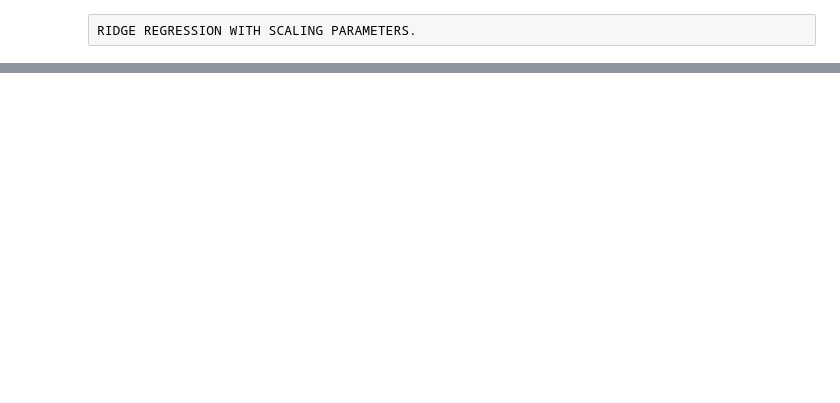
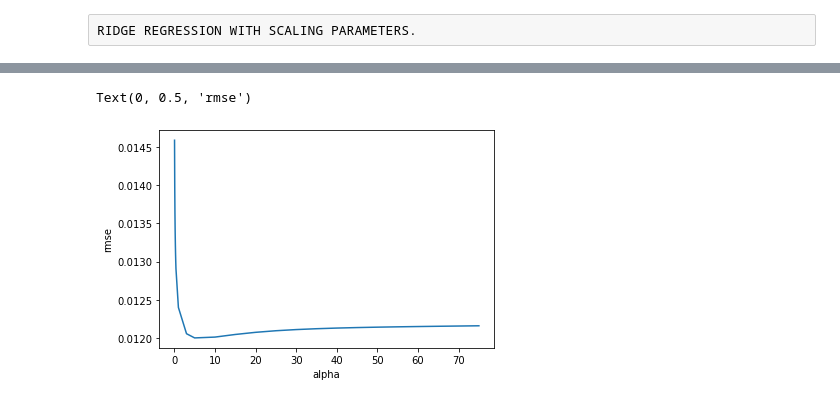
Before and after one commit to devayani-kv/p1, a Jupyter notebook: project.ipynb, the cells around one changed output, grey strips where cells are left out. Cells and saved outputs as stored; diff of their text form; code cells hidden in the pictures; blank space fills up the shorter version.

```diff
--- a/project.ipynb
+++ b/project.ipynb
@@ -259,5 +557,23 @@ from sklearn.model_selection import train_test_split
 x_train, x_test, y_train, y_test = train_test_split(x, y,random_state=0)
 # %%
 from sklearn.linear_model import LinearRegression
-lm = LinearRegression()
-lm.fit(x_train,y_train)
+from sklearn.model_selection import KFold
+from sklearn import metrics
+k = 10
+kf = KFold(n_splits=k, random_state=None)
+model = LinearRegression()
+val_score = []
+for train_index , test_index in kf.split(x):
+    X_train , X_test = x.iloc[train_index,:],x.iloc[test_index,:]
+    y_train , y_test = y[train_index] , y[test_index]
+    #X_train = scaler.fit_transform(X_train)
+    #X_test = scaler.fit_transform(X_test)
+    model.fit(X_train,y_train)
+    pred_values = model.predict(X_test)
+
+    val = np.sqrt(metrics.mean_squared_error(y_test, pred_values))
+    #acc = accuracy_score(pred_values , y_test)
+    val_score.append(val)
+
+avg_score = sum(val_score)/k
+avg_score
@@ -288,6 +613,18 @@ from sklearn.model_selection import cross_val_score
 lridge = Ridge()
 # %%
 def rmse_cv(model):
-    rmse= np.sqrt(-cross_val_score(model, xr_train, yr_train, scoring="neg_mean_squared_error", cv = 5))
+    rmse= np.sqrt(-cross_val_score(model, xr_test, yr_test, scoring="neg_mean_squared_error", cv = 10))
     return(rmse)
+
+alphas = [0.05, 0.1, 0.15, 0.2, 0.25, 0.3, 0.35, 0.4, 1, 3, 5, 10,15,20,25,30,35,40,45,50,55,60,65, 75]
+score = [rmse_cv(Ridge(alpha = alpha)).mean()
+            for alpha in alphas]
+
+score = pd.Series(score, index = alphas)
+score.plot()
+plt.xlabel("alpha")
+plt.ylabel("rmse")
+# %% [output]
+Text(0, 0.5, 'rmse')
+[figure, added]
 # %%
```
Also changed, not shown: parts of 53 cells of this notebook.
